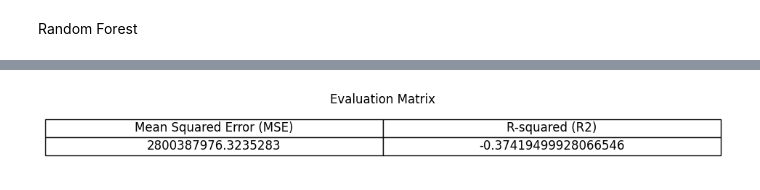
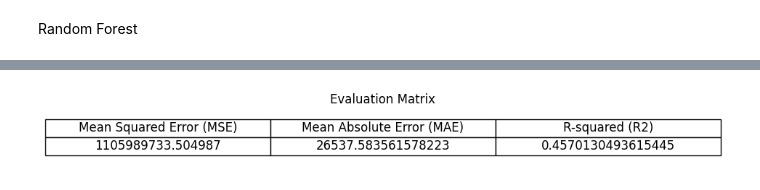
Before and after one commit to ukishore33/Analysing-cost-of-insurance-claims-post-an-unforeseen-event, a Jupyter notebook: Insurance_Claims_Unforeseen_Events_ML_Part.ipynb, the cells around one changed output, grey strips where cells are left out. Saved outputs shown, nothing was run; the diff lists cells and outputs as text; code cells hidden in the pictures.

```diff
--- a/Insurance_Claims_Unforeseen_Events_ML_Part.ipynb
+++ b/Insurance_Claims_Unforeseen_Events_ML_Part.ipynb
@@ -35,4 +34,0 @@ y_test=pd.read_csv('/content/drive/MyDrive/Data Science Projects/Violavizn/Healt
-# %%
-X_test = X_test.drop(X_test[X_test.isnull().any(axis=1)].index)
-# %%
-y_test =y_test.drop(index=57341)
@@ -106,7 +140,7 @@ dt_pred =dt_reg.predict(X_test)
 # %% [markdown]
 Random Forest
 # %%
-y_pred = regression_model.predict(X_test)
+rf_pred = regression_model.predict(X_test)
 # %% [markdown]
 ## Model Evaluation
 # %% [markdown]
@@ -154,9 +294,11 @@ R-squared Score: -0.946023247380742
 # %% [markdown]
 Random Forest
 # %%
-mse = mean_squared_error(y_test, y_pred)
-r2 = r2_score(y_test, y_pred)
+rf_mse = mean_squared_error(y_test, rf_pred)
+rf_mae = mean_absolute_error(y_test, rf_pred)
+rf_r2 = r2_score(y_test, rf_pred)
 
-print('Mean Squared Error:', mse)
-print('R-squared Score:', r2)
+print('Mean Squared Error:', rf_mse)
+print('Mean Absolute Error:', rf_mae)
+print('R-squared Score:', rf_r2)
 # %% [output]
@@ -186,15 +308,13 @@ R-squared Score: -0.37419499928066546
 # %%
-import matplotlib.pyplot as plt
-
 fig, ax = plt.subplots(figsize=(12, 1))
-matrix_data = [[mse, r2]]
-matrix_columns = ['Mean Squared Error (MSE)', 'R-squared (R2)']
+matrix_data = [[rf_mse,rf_mae, rf_r2]]
+matrix_columns = ['Mean Squared Error (MSE)','Mean Absolute Error (MAE)', 'R-squared (R2)']
 table = ax.table(cellText=matrix_data, colLabels=matrix_columns, cellLoc='center', loc='center', fontsize=12)
 table.auto_set_font_size(False)
 table.set_fontsize(12)
 table.scale(1, 1.5)
 ax.axis('off')
 plt.title('Evaluation Matrix')
 plt.show()
 # %% [output]
-[figure, old version]
+[figure, new version]
```
Also changed, not shown: parts of 32 cells of this notebook.
